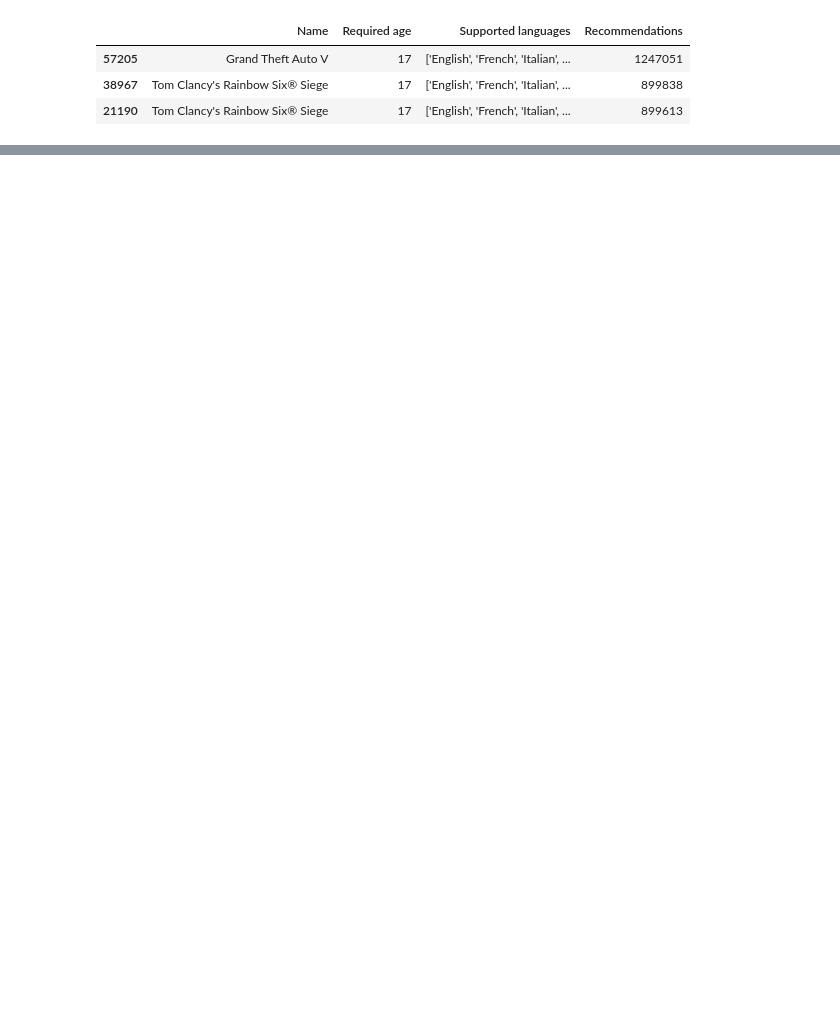
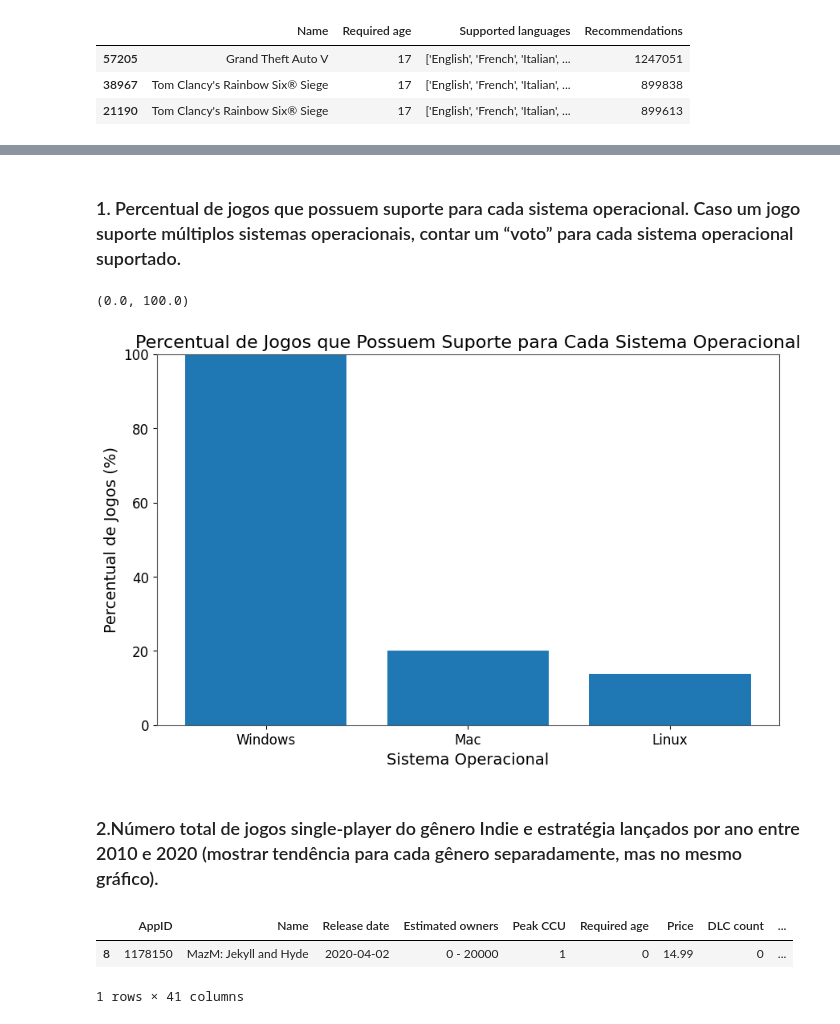
Before and after one commit to SabrinaDantas/projeto_programacao_para_dados_pucrs, a Jupyter notebook: projeto_programacaoparadados_fase02.ipynb, the cells around one changed output, grey strips where cells are left out. Cells and saved outputs as stored; diff of their text form; code cells hidden in the pictures; blank space fills up the shorter version.

```diff
--- a/projeto_programacaoparadados_fase02.ipynb
+++ b/projeto_programacaoparadados_fase02.ipynb
@@ -306,0 +332,41 @@ jogos_pt_br_16[['Name', 'Required age', 'Supported languages', 'Recommendations'
+# %% [markdown]
+### 1. Percentual de jogos que possuem suporte para cada sistema operacional. Caso um jogo suporte múltiplos sistemas operacionais, contar um “voto” para cada sistema operacional suportado.
+# %%
+# Total de jogos no DataFrame
+total_jogos = len(df_steam)
+# %%
+# Inicialização das contagens para cada sistema operacional
+windows = 0
+mac = 0
+linux = 0
+
+# Iteração sobre as linhas do DataFrame para contar o número de jogos para cada sistema operacional
+for index, row in df_steam.iterrows():
+    if row['Windows'] == True:
+        windows += 1
+    if row['Mac'] == True:
+        mac += 1
+    if row['Linux'] == True:
+        linux += 1
+# %%
+# Cálculo dos percentuais de jogos para cada sistema operacional
+percentual_windows = (windows / total_jogos) * 100
+percentual_mac = (mac / total_jogos) * 100
+percentual_linux = (linux / total_jogos) * 100
+
+# Lista de sistemas operacionais e seus respectivos percentuais
+sistemas_operacionais = ['Windows', 'Mac', 'Linux']
+percentuais = [percentual_windows, percentual_mac, percentual_linux]
+# %%
+# Plotagem do gráfico de barras
+plt.bar(sistemas_operacionais, percentuais)
+plt.xlabel('Sistema Operacional')
+plt.ylabel('Percentual de Jogos (%)')
+plt.title('Percentual de Jogos que Possuem Suporte para Cada Sistema Operacional')
+plt.ylim(0, 100)
+# %% [output]
+(0.0, 100.0)
+[figure, added]
+# %% [markdown]
+
+### 2.Número total de jogos single-player do gênero Indie e estratégia lançados por ano entre 2010 e 2020 (mostrar tendência para cada gênero separadamente, mas no mesmo gráfico).
@@ -306,0 +376,8 @@ jogos_pt_br_16[['Name', 'Required age', 'Supported languages', 'Recommendations'
+# %%
+# Extrair o ano de lançamento dos jogos
+single_player['Year'] = single_player['Release date'].dt.year
+single_player.head(1)
+# %% [output]
+|  | AppID | Name | Release date | Estimated owners | Peak CCU | Required age | Price | DLC count | ... |
+| 8 | 1178150 | MazM: Jekyll and Hyde | 2020-04-02 | 0 - 20000 | 1 | 0 | 14.99 | 0 | ... |
+1 rows × 41 columns
```
Also changed, not shown: parts of 52 cells of this notebook.
